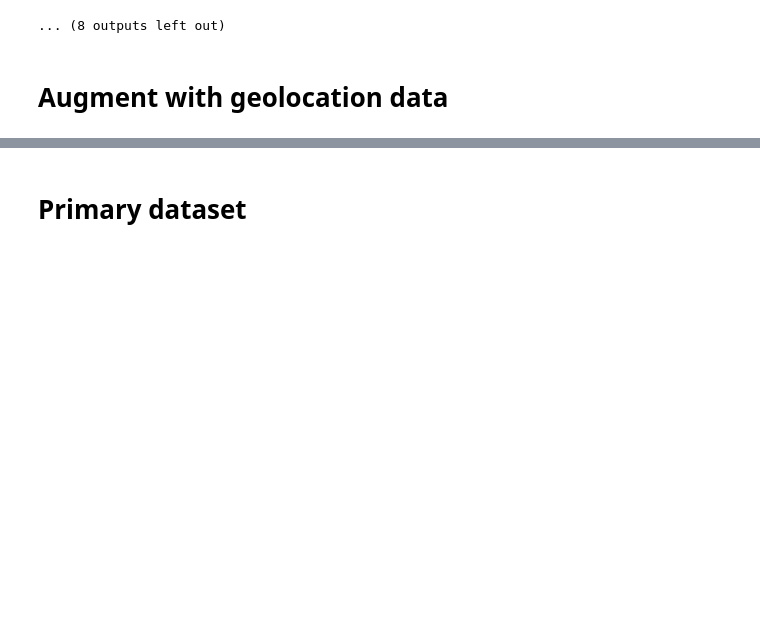
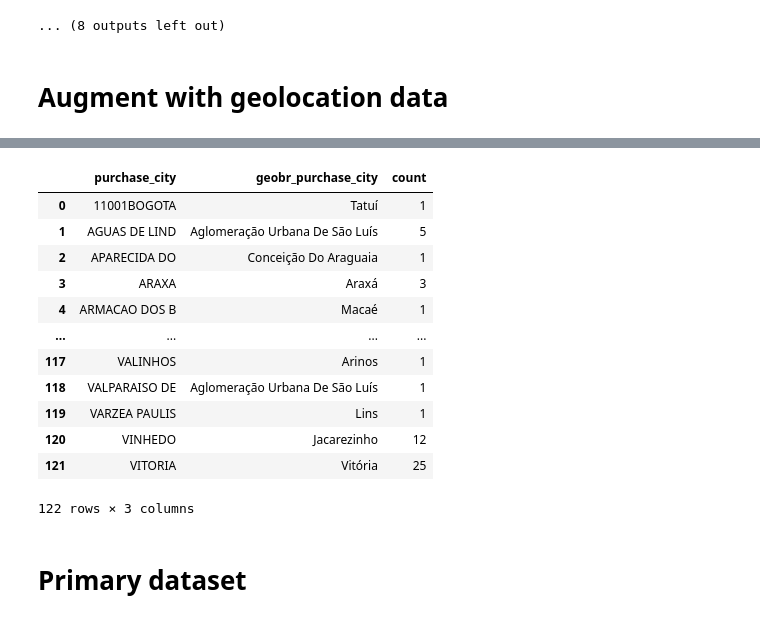
Before and after one commit to xrhd/brazilian-credit-card-spending, a Jupyter notebook: notebooks/01_Explore.ipynb, the cells around one changed output, grey strips where cells are left out. Cells and saved outputs as stored; diff of their text form; code cells hidden in the pictures; blank space fills up the shorter version.

```diff
--- a/notebooks/01_Explore.ipynb
+++ b/notebooks/01_Explore.ipynb
@@ -375,6 +375,8 @@ Name: count, dtype: int64
 # Augment with geolocation data
 # %%
 %reload_kedro
+mib = catalog.load("cleaned_mibolsillo")
+
 micro_region = catalog.load("micro_region")
 micro_region[['abbrev_state', 'name_state', 'name_micro']]
 # %% [output]
@@ -402,0 +416,8 @@ micro_region[['abbrev_state', 'name_state', 'name_micro']]
+# %%
+from thefuzz import process
+
+name_micro = micro_region['name_micro'].values.tolist()
+display(name_micro[:10])
+
+mib['geobr_purchase_city'] = mib['purchase_city'].apply(lambda x: process.extractOne(x, name_micro)[0])
+display(mib[['purchase_city', 'geobr_purchase_city']].head(10))
@@ -402,0 +450,3 @@ micro_region[['abbrev_state', 'name_state', 'name_micro']]
+# %%
+mib.groupby(['purchase_city', 'geobr_purchase_city']).size().reset_index().rename(columns={0:'count'})
+# %% [output]
@@ -403,3 +454,16 @@ micro_region[['abbrev_state', 'name_state', 'name_micro']]
+|  | purchase_city | geobr_purchase_city | count |
+| 0 | 11001BOGOTA | Tatuí | 1 |
+| 1 | AGUAS DE LIND | Aglomeração Urbana De São Luís | 5 |
+| 2 | APARECIDA DO | Conceição Do Araguaia | 1 |
+| 3 | ARAXA | Araxá | 3 |
+| 4 | ARMACAO DOS B | Macaé | 1 |
+| ... | ... | ... | ... |
+| 117 | VALINHOS | Arinos | 1 |
+| 118 | VALPARAISO DE | Aglomeração Urbana De São Luís | 1 |
+| 119 | VARZEA PAULIS | Lins | 1 |
+| 120 | VINHEDO | Jacarezinho | 12 |
+| 121 | VITORIA | Vitória | 25 |
+122 rows × 3 columns
 # %% [markdown]
 # Primary dataset
 # %%
```
Also changed, not shown: parts of 4 cells of this notebook, 2 other files.
